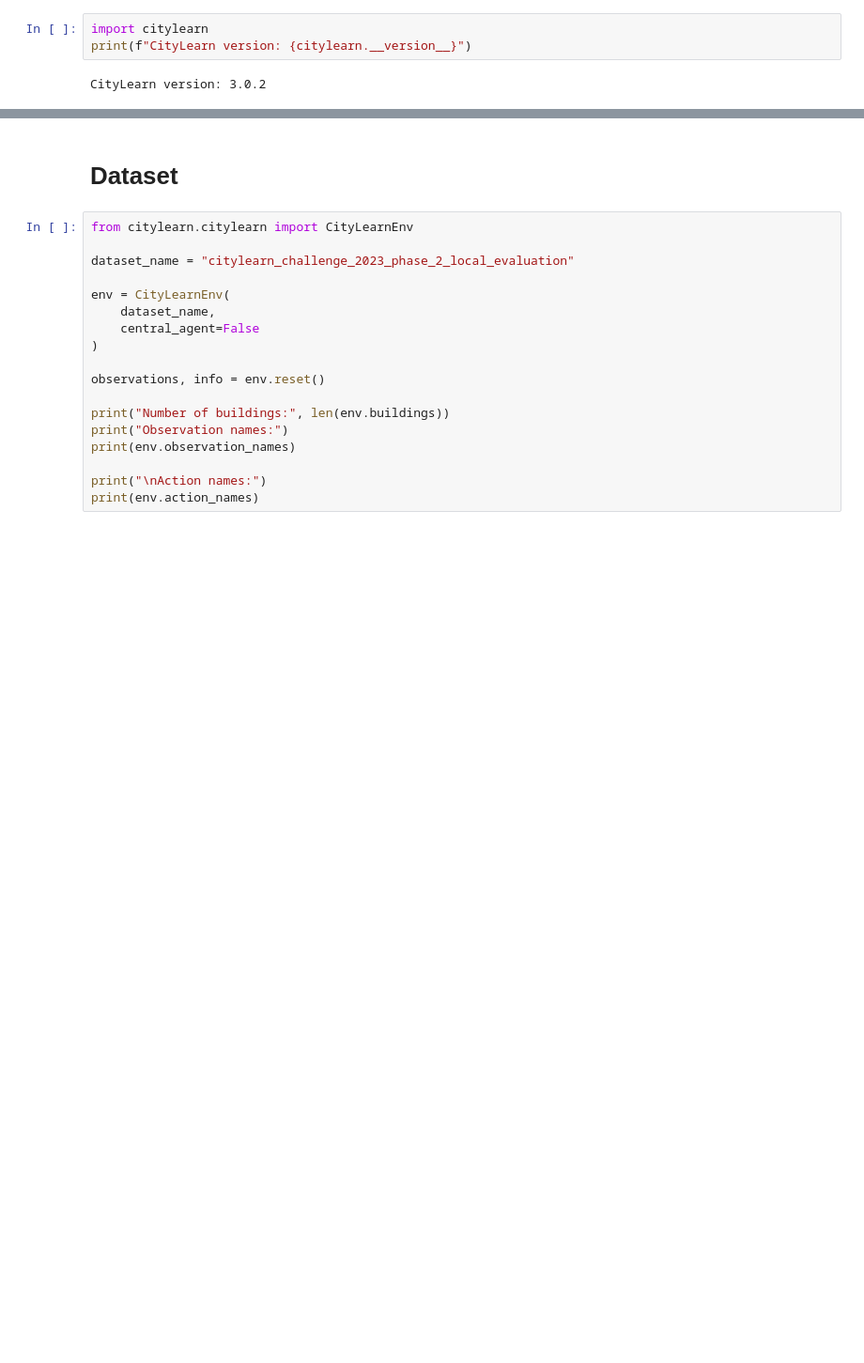
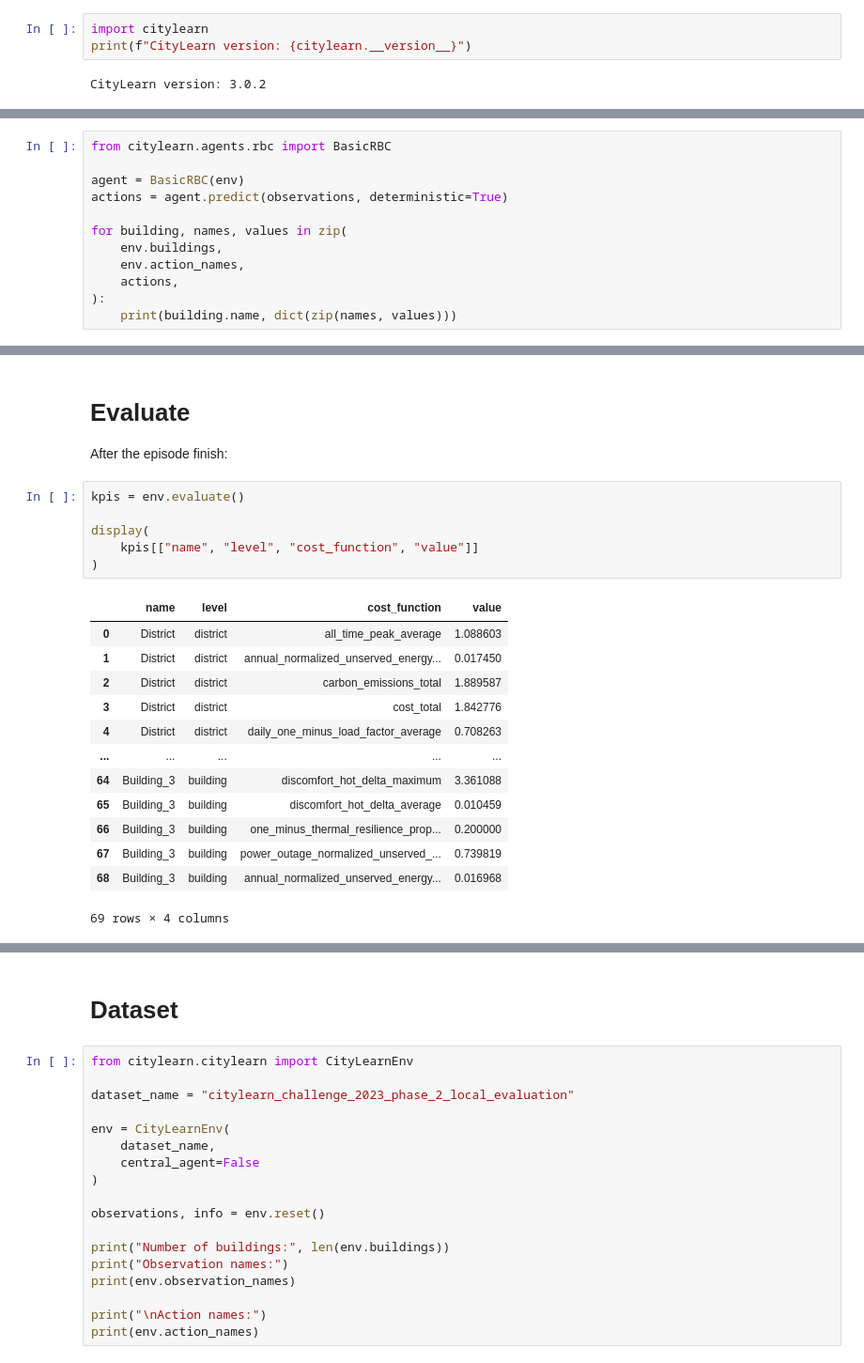
Before and after one commit to tankahxuan/cs5446_project, a Jupyter notebook: notebooks/00_Getting_Started.ipynb, the cells around one changed output, grey strips where cells are left out. Shown at 94% size. Saved outputs shown, nothing was run; the diff lists cells and outputs as text; blank space fills up the shorter version.

```diff
--- a/notebooks/00_Getting_Started.ipynb
+++ b/notebooks/00_Getting_Started.ipynb
@@ -69,0 +123,12 @@ indoor_dry_bulb_temperature_cooling_set_point: 24.44444465637207
+# %%
+from citylearn.agents.rbc import BasicRBC
+
+agent = BasicRBC(env)
+actions = agent.predict(observations, deterministic=True)
+
+for building, names, values in zip(
+    env.buildings,
+    env.action_names,
+    actions,
+):
+    print(building.name, dict(zip(names, values)))
@@ -69,0 +213,24 @@ indoor_dry_bulb_temperature_cooling_set_point: 24.44444465637207
+# %% [markdown]
+# Evaluate
+
+After the episode finish:
+# %%
+kpis = env.evaluate()
+
+display(
+    kpis[["name", "level", "cost_function", "value"]]
+)
+# %% [output]
+|  | name | level | cost_function | value |
+| 0 | District | district | all_time_peak_average | 1.088603 |
+| 1 | District | district | annual_normalized_unserved_energy... | 0.017450 |
+| 2 | District | district | carbon_emissions_total | 1.889587 |
+| 3 | District | district | cost_total | 1.842776 |
+| 4 | District | district | daily_one_minus_load_factor_average | 0.708263 |
+| ... | ... | ... | ... | ... |
+| 64 | Building_3 | building | discomfort_hot_delta_maximum | 3.361088 |
+| 65 | Building_3 | building | discomfort_hot_delta_average | 0.010459 |
+| 66 | Building_3 | building | one_minus_thermal_resilience_prop... | 0.200000 |
+| 67 | Building_3 | building | power_outage_normalized_unserved_... | 0.739819 |
+| 68 | Building_3 | building | annual_normalized_unserved_energy... | 0.016968 |
+69 rows × 4 columns
```
Also changed, not shown: parts of 22 cells of this notebook, 24 other files.
